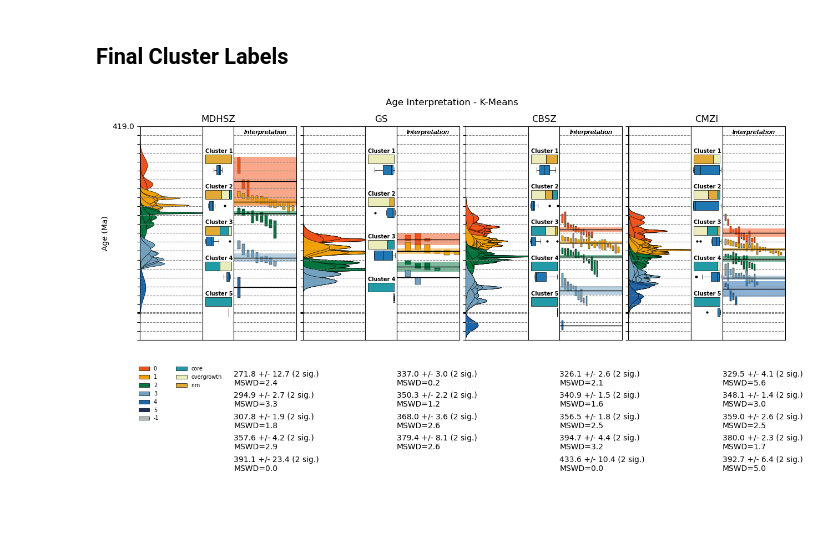
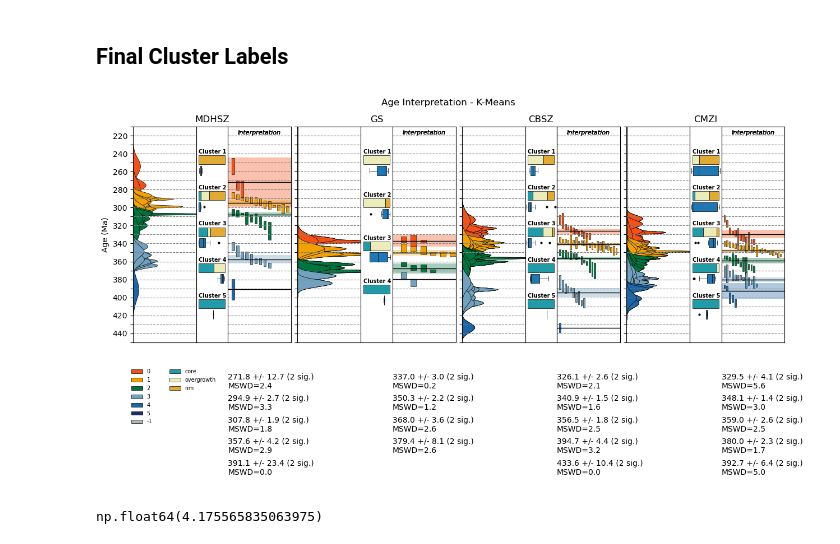
Before and after one commit to masseygeo/monazite-age-clustering, a Jupyter notebook: code/kmeans.ipynb, the cells around one changed output. Saved outputs shown, nothing was run; the diff lists cells and outputs as text; code cells hidden in the pictures; blank space fills up the shorter version.

```diff
--- a/code/kmeans.ipynb
+++ b/code/kmeans.ipynb
@@ -130,6 +134,8 @@ ax_sp2.axis("off")
 ax_sp3.axis("off")
 
 
+axA_1.set_ylim(450, 210)
+
 
 panel1_max = [0.0, 0.0, 0.0, 0.0]
 panel3_max = [0.0, 0.0, 0.0, 0.0]
@@ -142,6 +148,7 @@ for idx, zone in enumerate(structural_zones):
     df_kmeans = kmeans_processing(df_subset, zone_clusters[zone])
     num_clusters = len(df_kmeans['labels'].unique())
     cluster_labels = df_kmeans['labels'].unique()
+    y_max = df_kmeans['Y2O3'].max()
 
 
     # iterate through each cluster label...
@@ -155,13 +162,18 @@ for idx, zone in enumerate(structural_zones):
         # logic control to contain structural zone information...
         # MDHSZ...
         if idx==0:
+
+
+
+
             sample_max = plot_samples_panel(df_kmeans_subset, axA_1, 'labels', age_group_colors, label_bool=True, timeline=[210, 450], ylabel='Age (Ma)')
 
             plot_ageinterp_panel(df_kmeans_subset, axA_3, cluster, age_group_colors, bar_width, gap)
 
 
             texture_counts = df_kmeans_subset['texture'].value_counts().to_dict()
-            horizontal_stack(axA_2, f"Cluster {k+1}", center, texture_counts, texture_colors, df_kmeans_subset['Y2O3'].to_numpy())
+            texture_counts = dict(sorted(texture_counts.items()))
+            horizontal_stack(axA_2, f"Cluster {k+1}", center, texture_counts, texture_colors, df_kmeans_subset['Y2O3'].to_numpy(), y_max)
 
             axA_2.set_title(zone, loc='center')
 
@@ -179,7 +191,8 @@ for idx, zone in enumerate(structural_zones):
             plot_ageinterp_panel(df_kmeans_subset, axB_3, cluster, age_group_colors, bar_width, gap)
 
             texture_counts = df_kmeans_subset['texture'].value_counts().to_dict()
-            horizontal_stack(axB_2, f"Cluster {k+1}", center, texture_counts, texture_colors, df_kmeans_subset['Y2O3'].to_numpy())
+            texture_counts = dict(sorted(texture_counts.items()))
+            horizontal_stack(axB_2, f"Cluster {k+1}", center, texture_counts, texture_colors, df_kmeans_subset['Y2O3'].to_numpy(), y_max)
 
 
             axB_2.set_title(zone, loc='center')
@@ -199,7 +212,8 @@ for idx, zone in enumerate(structural_zones):
 
 
             texture_counts = df_kmeans_subset['texture'].value_counts().to_dict()
-            horizontal_stack(axC_2, f"Cluster {k+1}", center, texture_counts, texture_colors, df_kmeans_subset['Y2O3'].to_numpy())
+            texture_counts = dict(sorted(texture_counts.items()))
+            horizontal_stack(axC_2, f"Cluster {k+1}", center, texture_counts, texture_colors, df_kmeans_subset['Y2O3'].to_numpy(), y_max)
 
 
             axC_2.set_title(zone, loc='center')
@@ -218,7 +232,8 @@ for idx, zone in enumerate(structural_zones):
             plot_ageinterp_panel(df_kmeans_subset, axD_3, cluster, age_group_colors, bar_width, gap)
 
             texture_counts = df_kmeans_subset['texture'].value_counts().to_dict()
-            horizontal_stack(axD_2, f"Cluster {k+1}", center, texture_counts, texture_colors, df_kmeans_subset['Y2O3'].to_numpy())
+            texture_counts = dict(sorted(texture_counts.items()))
+            horizontal_stack(axD_2, f"Cluster {k+1}", center, texture_counts, texture_colors, df_kmeans_subset['Y2O3'].to_numpy(), y_max)
 
             axD_2.set_title(zone, loc='center')
 
@@ -234,7 +249,18 @@ for idx, zone in enumerate(structural_zones):
     panel3_max[idx] = df_kmeans.value_counts('labels').max()
 
 
-axA_1.invert_yaxis()
+# hard-pin the inverted y on all shared siblings
+for a in axA_1.get_shared_y_axes().get_siblings(axA_1):
+    a.set_ylim(450, 210)
+    a.set_autoscale_on(False)
+
+# also pin the memoized twins so they cannot drift
+for mid in (axA_2, axB_2, axC_2, axD_2):
+    if hasattr(mid, "_box_twin"):
+        mid._box_twin.set_ylim(450, 210)
+        mid._box_twin.set_autoscale_on(False)
+
+
 
 axA_1.set_xlim(0, panel1_max[0] * (bar_width + gap + 0.05))
 axA_3.set_xlim(0, panel3_max[0] * (bar_width + gap + 0.05))
@@ -244,31 +270,35 @@ axB_3.set_xlim(0, panel3_max[1] * (bar_width + gap + 0.05))
 
 axC_1.set_xlim(0, panel1_max[2] * (bar_width + gap + 0.05))
 axC_3.set_xlim(0, panel3_max[2] * (bar_width + gap + 0.05))
 
 axD_1.set_xlim(0, panel1_max[3] * (bar_width + gap + 0.05))
 axD_3.set_xlim(0, panel3_max[3] * (bar_width + gap + 0.05))
 
 
 
 # create legend...
 
 patches = []
 for k,v in age_group_colors.items():
     patches.append(Patch(facecolor=v, edgecolor='k', linewidth=0.5, label=k))
 
 # create legend for texture
 axA_1.legend(patches, [l.get_label() for l in patches], loc='upper left', bbox_to_anchor=(-0.1,-0.1), frameon=False, fontsize=7)
 
 
 # patches for texture...
 patches = []
 for k,v in texture_colors.items():
     patches.append(Patch(facecolor=v, edgecolor='k', linewidth=0.5, label=k))
 axA_2.legend(patches, [l.get_label() for l in patches], loc='upper left', bbox_to_anchor=(-1,-0.1), frameon=False, fontsize=7)
 
 
 plt.suptitle('Age Interpretation - K-Means')
 plt.savefig(output_path, dpi=300, bbox_inches='tight', pad_inches=0)
 plt.show()
 # %% [output]
-[figure, old version]
+[figure, new version]
+# %%
+df['Y2O3'].max()
+# %% [output]
+np.float64(4.175565835063975)
```
Also changed, not shown: parts of 1 cell of this notebook, 6 other files.
